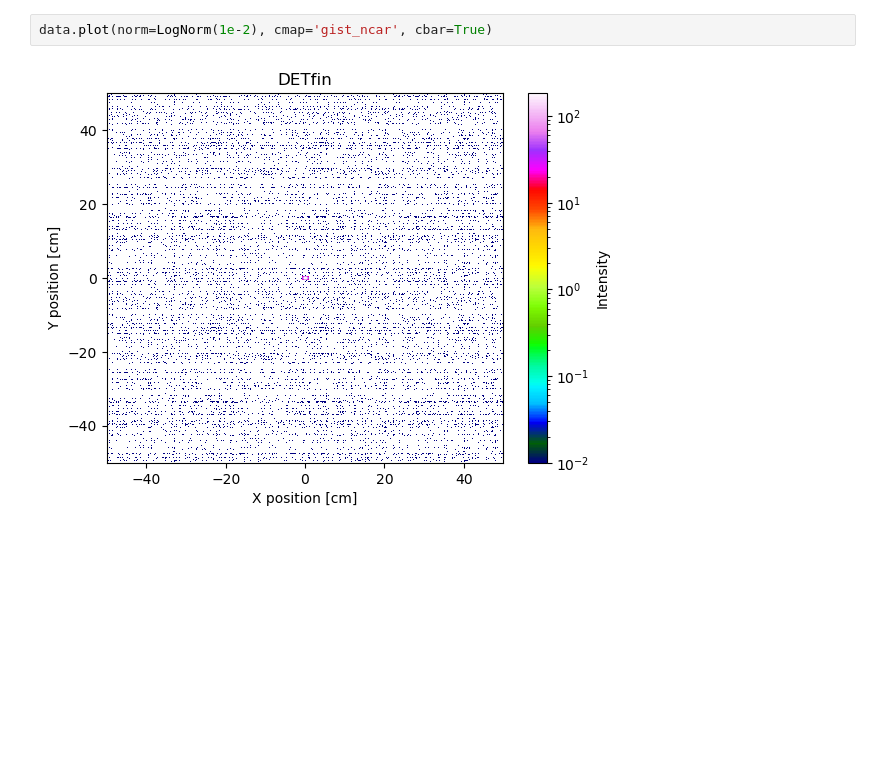
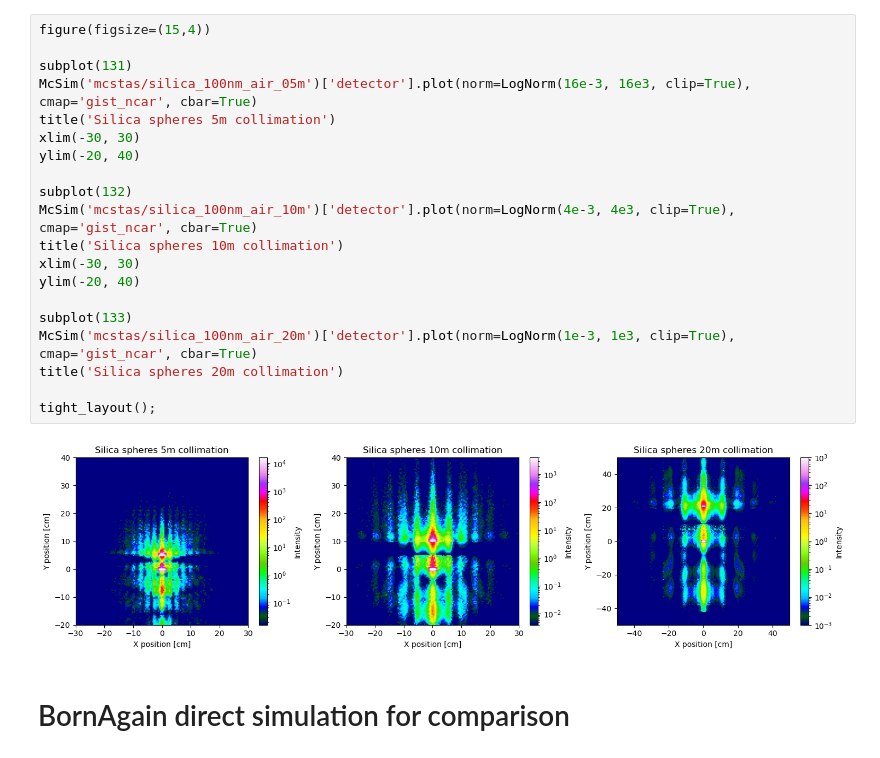
Before and after one commit to aglavic/mcstas_gisans, a Jupyter notebook: PlotMcStasResults.ipynb, the cells around one changed output. Drawn from its saved outputs; the diff is of its cells as text; blank space fills up the shorter version.

Commit message:
Small fixes and create reference simulation with plane BornAgain

```diff
--- a/PlotMcStasResults.ipynb
+++ b/PlotMcStasResults.ipynb
@@ -11,5 +29,25 @@ data=McSim('GISANS_events')['DETfin']
 # %%
-data.plot(norm=LogNorm(1e-2), cmap='gist_ncar', cbar=True)
+figure(figsize=(15,4))
+
+subplot(131)
+McSim('mcstas/silica_100nm_air_05m')['detector'].plot(norm=LogNorm(16e-3, 16e3, clip=True), cmap='gist_ncar', cbar=True)
+title('Silica spheres 5m collimation')
+xlim(-30, 30)
+ylim(-20, 40)
+
+subplot(132)
+McSim('mcstas/silica_100nm_air_10m')['detector'].plot(norm=LogNorm(4e-3, 4e3, clip=True), cmap='gist_ncar', cbar=True)
+title('Silica spheres 10m collimation')
+xlim(-30, 30)
+ylim(-20, 40)
+
+subplot(133)
+McSim('mcstas/silica_100nm_air_20m')['detector'].plot(norm=LogNorm(1e-3, 1e3, clip=True), cmap='gist_ncar', cbar=True)
+title('Silica spheres 20m collimation')
+
+tight_layout();
 # %% [output]
-[figure, old version]
+[figure, new version]
+# %% [markdown]
+# BornAgain direct simulation for comparison
 # %%
```
Also changed, not shown: parts of 11 cells of this notebook, 11 other files.
